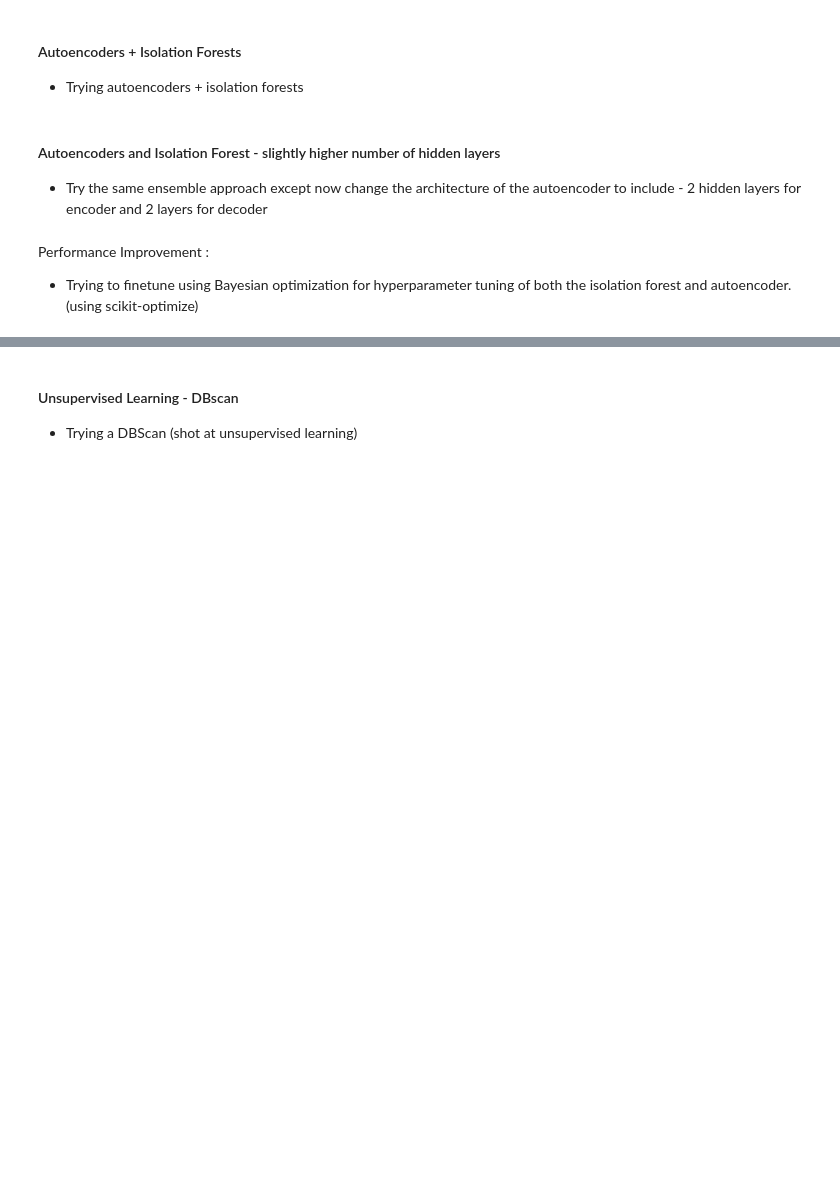
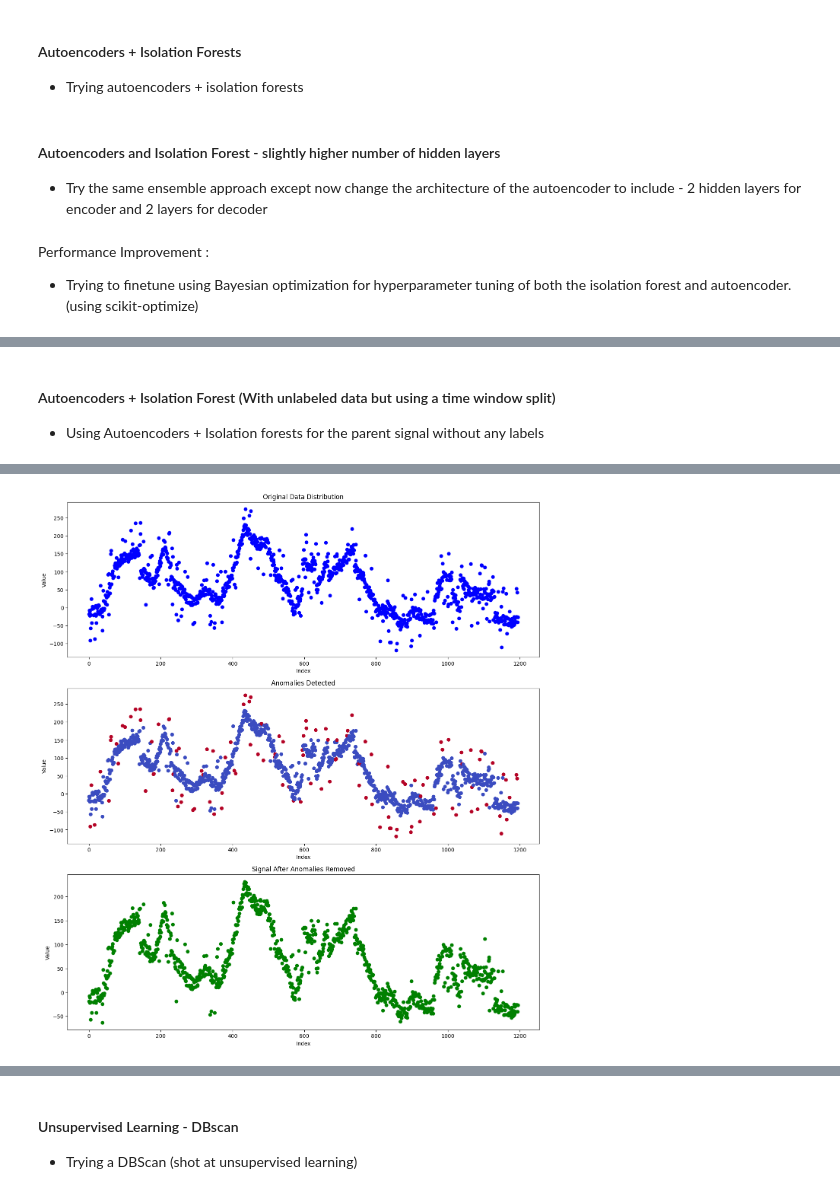
Before and after one commit to TitasDas/dozee, a Jupyter notebook: Assignment_2.ipynb, the cells around one changed output, grey strips where cells are left out. Saved outputs shown, nothing was run; the diff lists cells and outputs as text; code cells hidden in the pictures; blank space fills up the shorter version.

```diff
--- a/Assignment_2.ipynb
+++ b/Assignment_2.ipynb
@@ -1085,0 +1287,69 @@ plt.show()
+# %% [markdown]
+#### Autoencoders + Isolation Forest (With unlabeled data but using a time window split)
+
+- Using Autoencoders + Isolation forests for the parent signal without any labels
+# %%
+import numpy as np
+from sklearn.ensemble import IsolationForest
+import tensorflow as tf
+import matplotlib.pyplot as plt
+
+# def generate_trend_with_outliers():
+#     segment_nos = np.random.randint(25,50)
+#     slopes = [np.tan((np.random.random()-0.5)*2.7) for i in range(segment_nos)]
+
+#     points=[]
+#     constant = (np.random.random()-0.5)*100
+#     for i in range(segment_nos):
+#         points += [constant+(slopes[i]*j)+ 30*(np.random.random()-0.5)*(1+5*(np.random.random()>0.8)) for j in range(1,np.random.randint(20,41))]
+#         constant = points[-1]
+#     return np.array(points)
+
+# array_with_outliers = generate_trend_with_outliers()
+final_pred = np.zeros_like(array_with_outliers)
+window_size = 40
+
+for i in range(0, len(array_with_outliers), window_size):
+    window_data = array_with_outliers[i:i + window_size]
+
+    iforest = IsolationForest(contamination=0.1)
+    pred_iforest = iforest.fit_predict(window_data.reshape(-1, 1))
+
+    model = tf.keras.Sequential([
+        tf.keras.layers.Dense(10, activation='relu', input_shape=(1,)),
+        tf.keras.layers.Dense(5, activation='relu'),
+        tf.keras.layers.Dense(10, activation='relu'),
+        tf.keras.layers.Dense(1)
+    ])
+    model.compile(optimizer='adam', loss='mse')
+    model.fit(window_data, window_data, epochs=50, batch_size=16, verbose=0)
+    reconstructed = model.predict(window_data)
+    mse = np.mean(np.square(reconstructed - window_data.reshape(-1, 1)), axis=1)
+    pred_autoencoder = (mse > np.percentile(mse, 95)).astype(int)
+
+    combined_pred = np.logical_or(pred_iforest == -1, pred_autoencoder).astype(int)
+    final_pred[i:i + window_size] = combined_pred
+
+fig, axs = plt.subplots(3, 1, figsize=(16, 18))
+
+# Plot original data
+axs[0].scatter(range(len(array_with_outliers)), array_with_outliers, c='blue')
+axs[0].set_title('Original Data Distribution')
+axs[0].set_xlabel('Index')
+axs[0].set_ylabel('Value')
+
+# Plot anomalies detected
+axs[1].scatter(range(len(array_with_outliers)), array_with_outliers, c=final_pred, cmap='coolwarm')
+axs[1].set_title('Anomalies Detected')
+axs[1].set_xlabel('Index')
+axs[1].set_ylabel('Value')
+
+# Plot signal after anomalies have been removed
+cleaned_signal = np.array([array_with_outliers[i] if final_pred[i]==0 else np.nan for i in range(len(final_pred))])
+axs[2].scatter(range(len(cleaned_signal)), cleaned_signal, c='green')
+axs[2].set_title('Signal After Anomalies Removed')
+axs[2].set_xlabel('Index')
+axs[2].set_ylabel('Value')
+
+plt.show()
+# %% [output]
@@ -1085,0 +1373 @@ plt.show()
+[figure, added]
```
Also changed, not shown: parts of 28 cells of this notebook.
